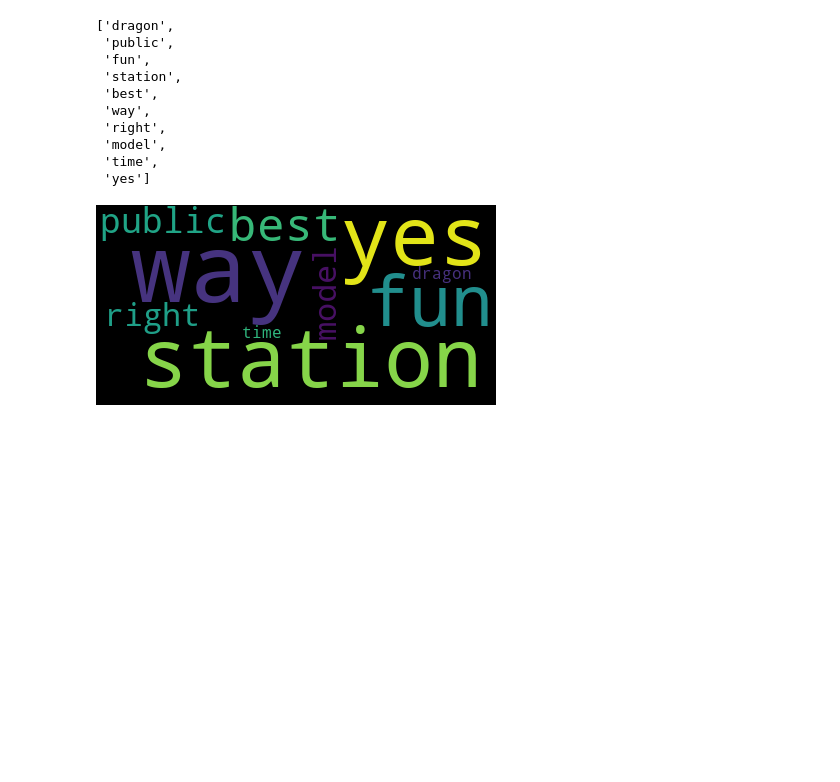
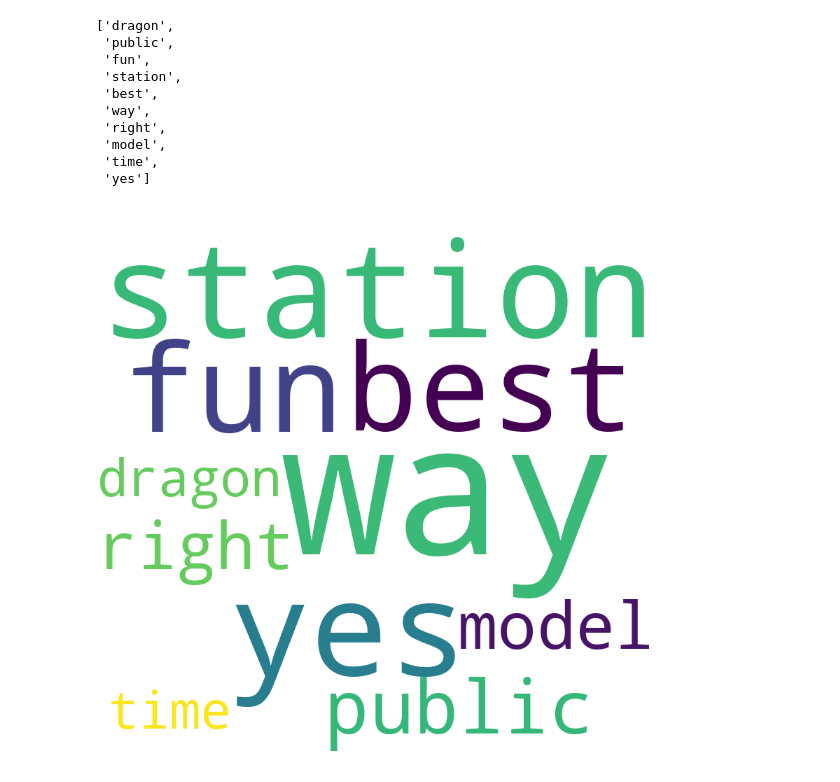
Before and after one commit to vladlevitin/finance_project, a Jupyter notebook: other.ipynb, the cells around one changed output. Saved outputs shown, nothing was run; the diff lists cells and outputs as text; code cells hidden in the pictures; blank space fills up the shorter version.

```diff
--- a/other.ipynb
+++ b/other.ipynb
@@ -98,9 +98,9 @@ words
 # %%
 import matplotlib.pyplot as plt
 from wordcloud import WordCloud
 
-wordcloud = WordCloud().generate_from_frequencies(dict(zip(words, lda_model.components_[0])))
+wordcloud = WordCloud(background_color='white', prefer_horizontal=1, contour_color='steelblue', width=300, height=300).generate_from_frequencies(dict(zip(words, lda_model.components_[0])))
 
 wordcloud.to_image()
 # %% [output]
-[figure, old version]
+[figure, new version]
```
